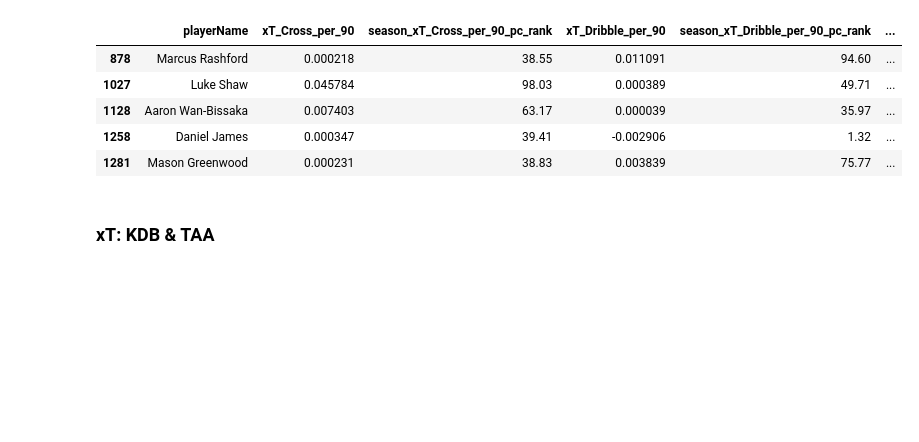
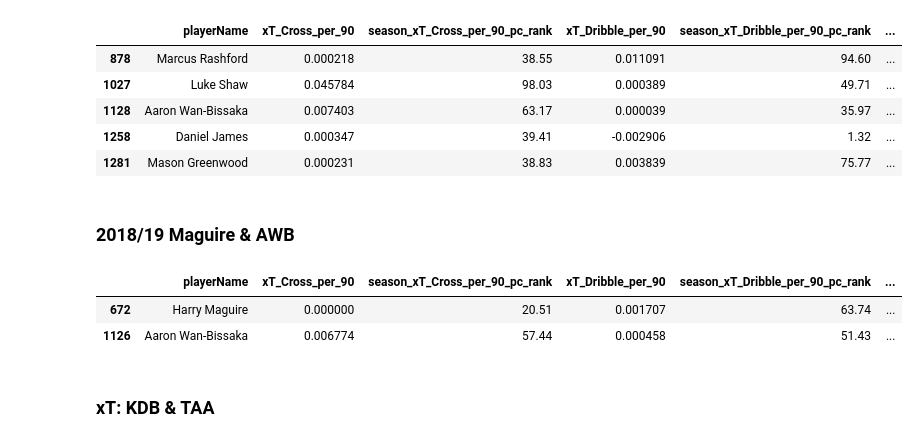
Before and after one commit to christiangilson/MSc-Applied-Statistics-Project-Code, a Jupyter notebook: Applications/xT/Player xT.ipynb, the cells around one changed output. Drawn from its saved outputs; the diff is of its cells as text; code cells hidden in the pictures; blank space fills up the shorter version.

```diff
--- a/Applications/xT/Player xT.ipynb
+++ b/Applications/xT/Player xT.ipynb
@@ -659,6 +668,19 @@ df_xT_action.loc[(df_xT_action['playerId'].isin(['176297','106760','200617','220
 | 1128 | Aaron Wan-Bissaka | 0.007403 | 63.17 | 0.000039 | 35.97 | ... |
 | 1258 | Daniel James | 0.000347 | 39.41 | -0.002906 | 1.32 | ... |
 | 1281 | Mason Greenwood | 0.000231 | 38.83 | 0.003839 | 75.77 | ... |
+# %% [markdown]
+### 2018/19 Maguire & AWB
+# %%
+df_xT_action.loc[(df_xT_action['playerId'].isin(['95658','214590']))\
+                 & (df_xT_action['competition'] == 'English Premier League')\
+                 & (df_xT_action['season'] == '2018/19')]\
+            [['playerName','xT_Cross_per_90','season_xT_Cross_per_90_pc_rank'\
+              ,'xT_Dribble_per_90','season_xT_Dribble_per_90_pc_rank'\
+              ,'xT_Pass_per_90','season_xT_Pass_per_90_pc_rank']]
+# %% [output]
+|  | playerName | xT_Cross_per_90 | season_xT_Cross_per_90_pc_rank | xT_Dribble_per_90 | season_xT_Dribble_per_90_pc_rank | ... |
+| 672 | Harry Maguire | 0.000000 | 20.51 | 0.001707 | 63.74 | ... |
+| 1126 | Aaron Wan-Bissaka | 0.006774 | 57.44 | 0.000458 | 51.43 | ... |
 # %% [markdown]
 ### xT: KDB & TAA
 # %%
```
Also changed, not shown: parts of 4 cells of this notebook.
